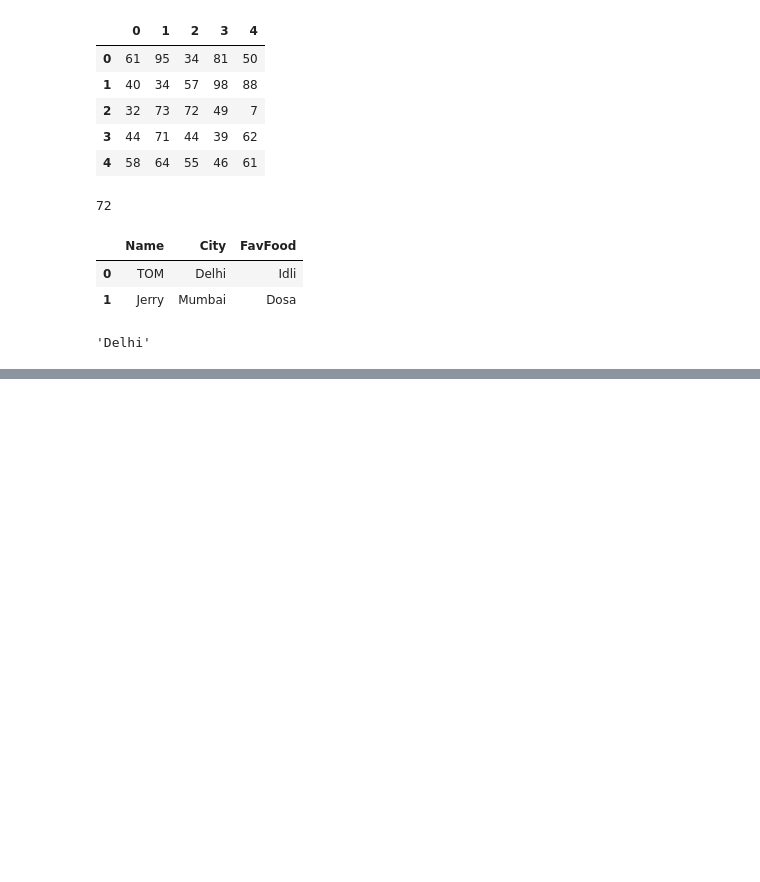
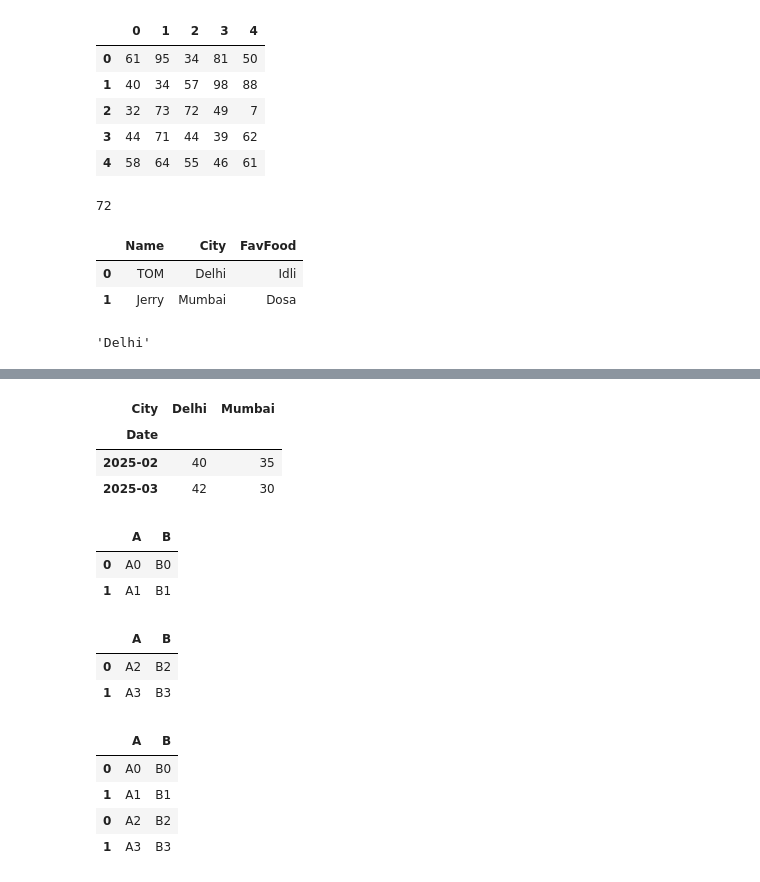
Before and after one commit to omrajsharma/lb-py-may-2025, a Jupyter notebook: pandas.ipynb, the cells around one changed output, grey strips where cells are left out. Drawn from its saved outputs; the diff is of its cells as text; code cells hidden in the pictures; blank space fills up the shorter version.

```diff
--- a/pandas.ipynb
+++ b/pandas.ipynb
@@ -517,0 +566,33 @@ df1.loc[0,'City']
+# %%
+# Reshaped data
+data.pivot(index='Date', columns='City', values='Temprature')
+# %% [output]
+| City | Delhi | Mumbai |
+| Date |  |  |
+| 2025-02 | 40 | 35 |
+| 2025-03 | 42 | 30 |
+# %%
+# Concat
+df1 = pd.DataFrame({'A': ['A0', 'A1'], 'B': ['B0', 'B1']})
+# %%
+df2 = pd.DataFrame({'A': ['A2', 'A3'], 'B': ['B2', 'B3']})
+# %%
+df1
+# %% [output]
+|  | A | B |
+| 0 | A0 | B0 |
+| 1 | A1 | B1 |
+# %%
+df2
+# %% [output]
+|  | A | B |
+| 0 | A2 | B2 |
+| 1 | A3 | B3 |
+# %%
+pd.concat([df1, df2])
+# %% [output]
+|  | A | B |
+| 0 | A0 | B0 |
+| 1 | A1 | B1 |
+| 0 | A2 | B2 |
+| 1 | A3 | B3 |
```
Also changed, not shown: parts of 25 cells of this notebook.
